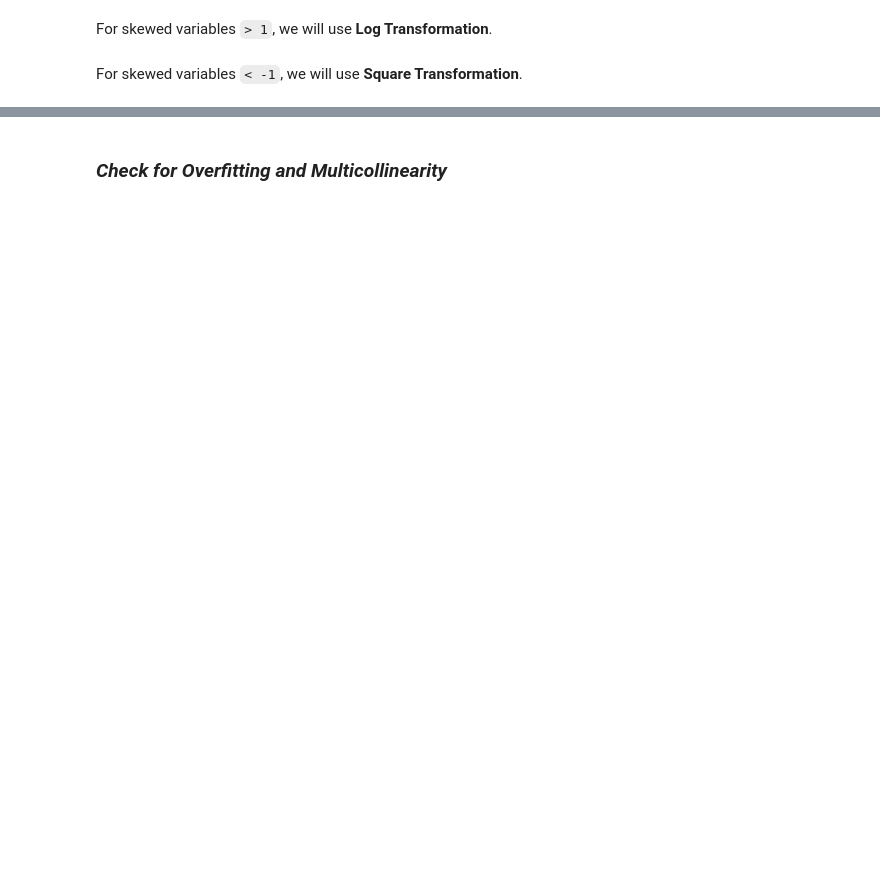
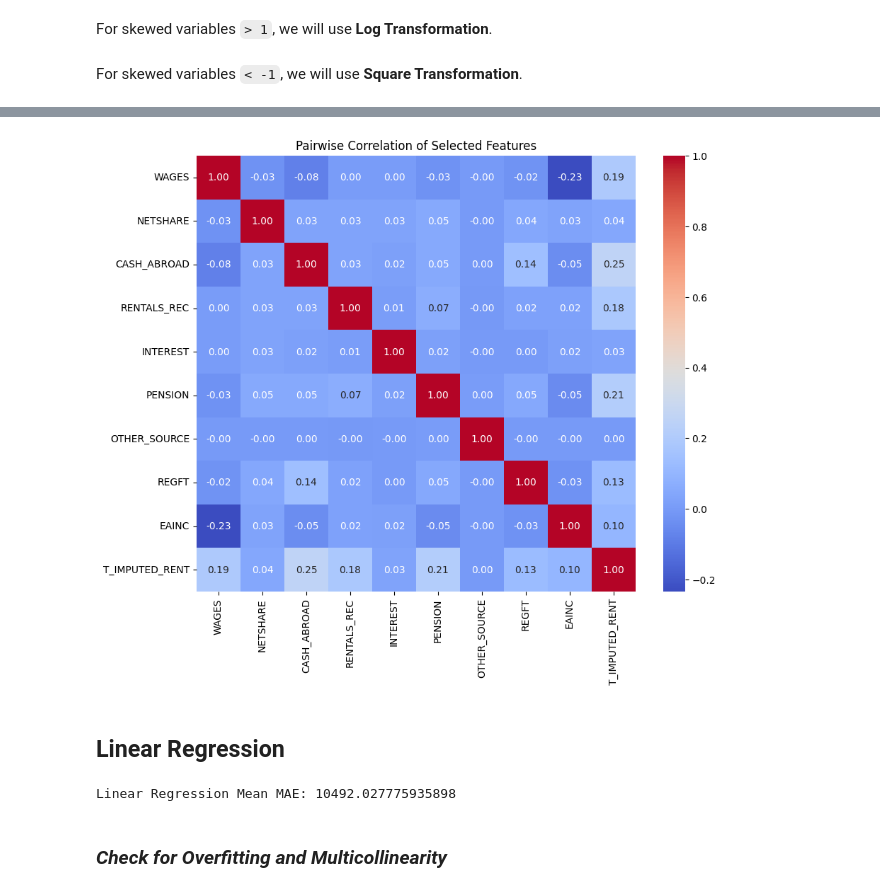
Before and after one commit to sophsar05/DSGNPAT, a Jupyter notebook: main.ipynb, the cells around one changed output, grey strips where cells are left out. Saved outputs shown, nothing was run; the diff lists cells and outputs as text; code cells hidden in the pictures; blank space fills up the shorter version.

```diff
--- a/main.ipynb
+++ b/main.ipynb
@@ -527,5 +688,5 @@ For those with missing values `> 80%` , we drop the column.
 # %%
-missing_threshold = 0.80
+missing_threshold = 0.50
 missing_percent = fies_df.isnull().mean()
 
 cols_to_drop = missing_percent[missing_percent > missing_threshold].index
@@ -566,12 +748,14 @@ Length: 158, dtype: float64
 For values that are categorical and were mapped/one-hot encoded, we will exclude them from **Log Transformation**. We will also exclude variables that are discrete, for example, quantity variables such as number of children aged less than 5 in a household.
 # %%
 exclude_cols = [
-    "SEX", "JOB",
-    "HGC",
-    "OCCUP_GROUP", "KB_Group", "CW_Group"
+    "SEX", "JOB", "WATER", "ELECTRIC",
+    "HGC", "NATPC", "NATDC", "REGDC", "REGPC",
+    "OCCUP_GROUP", "KB_Group", "CW_Group",
 ]
 
-exclude_one_hot = [col for col in fies_df.columns if "OCCUP_GROUP_" in col or "KB_Group_" in col or "CW_Group_" in col]
+exclude_one_hot = [col for col in fies_df.columns if "OCCUP_GROUP_" in col or "KB_Group_" in col or "CW_Group_" in col
+                   or "BLDG_TYPE_Group_" in col or "MS_Group_" in col or "SPOUSE_EMP_Group_" in col or "Region_" in col
+                   or "WALLS_Group_" in col or "WATER_Group_" in col or "ELECTRIC_Group_"]
 
 exclude_cols += exclude_one_hot
 
@@ -780,0 +843,17 @@ Linear Regression MSE: 0.0034303220708015525
+# %%
+threshold = 0.85
+corr_matrix = X.corr().abs()
+features_to_drop = set()
+
+for i in range(len(corr_matrix.columns)):
+    for j in range(i + 1, len(corr_matrix.columns)):
+        if corr_matrix.iloc[i, j] > threshold:
+            feature1 = corr_matrix.columns[i]
+            feature2 = corr_matrix.columns[j]
+            avg_corr1 = corr_matrix[feature1].mean()
+            avg_corr2 = corr_matrix[feature2].mean()
+            feature_to_remove = feature1 if avg_corr1 > avg_corr2 else feature2
+            features_to_drop.add(feature_to_remove)
+
+X_filtered = X.drop(columns=features_to_drop)
+print("Dropped Features (High Correlation):", features_to_drop)
@@ -780,0 +893,9 @@ Linear Regression MSE: 0.0034303220708015525
+# %%
+plt.figure(figsize=(10, 8))
+sns.heatmap(X_final.corr(), annot=True, cmap="coolwarm", fmt=".2f")
+plt.title("Pairwise Correlation of Selected Features")
+plt.show()
+# %% [output]
+[figure, added]
+# %% [markdown]
+## **Linear Regression**
@@ -781,3 +906,21 @@ Linear Regression MSE: 0.0034303220708015525
+# %%
+for train_index, val_index in kf.split(X_final):
+    X_train, X_val = X_final.iloc[train_index], X_final.iloc[val_index]
+    y_train, y_val = y.iloc[train_index], y.iloc[val_index]
+
+    scaler = StandardScaler()
+    X_train_scaled = scaler.fit_transform(X_train)
+    X_val_scaled = scaler.transform(X_val)
+
+    model = LinearRegression()
+    model.fit(X_train_scaled, y_train)
+
+    y_pred = model.predict(X_val_scaled)
+    mae_scores.append(mean_absolute_error(y_val, y_pred))
+
+print("Linear Regression Mean MAE:", np.mean(mae_scores))
+# %% [output]
+Linear Regression Mean MAE: 10492.027775935898
 # %% [markdown]
 ### ***Check for Overfitting and Multicollinearity***
 # %%
```
Also changed, not shown: parts of 149 cells of this notebook.
